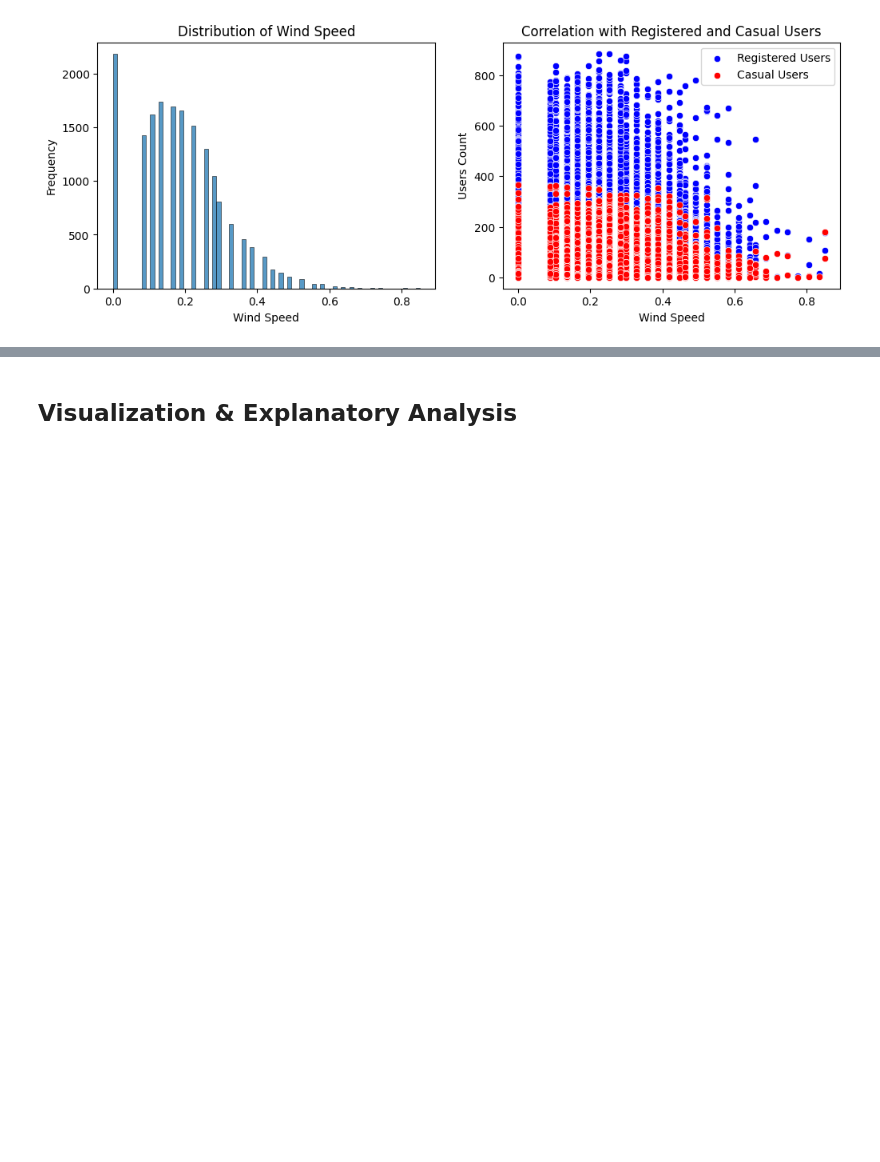
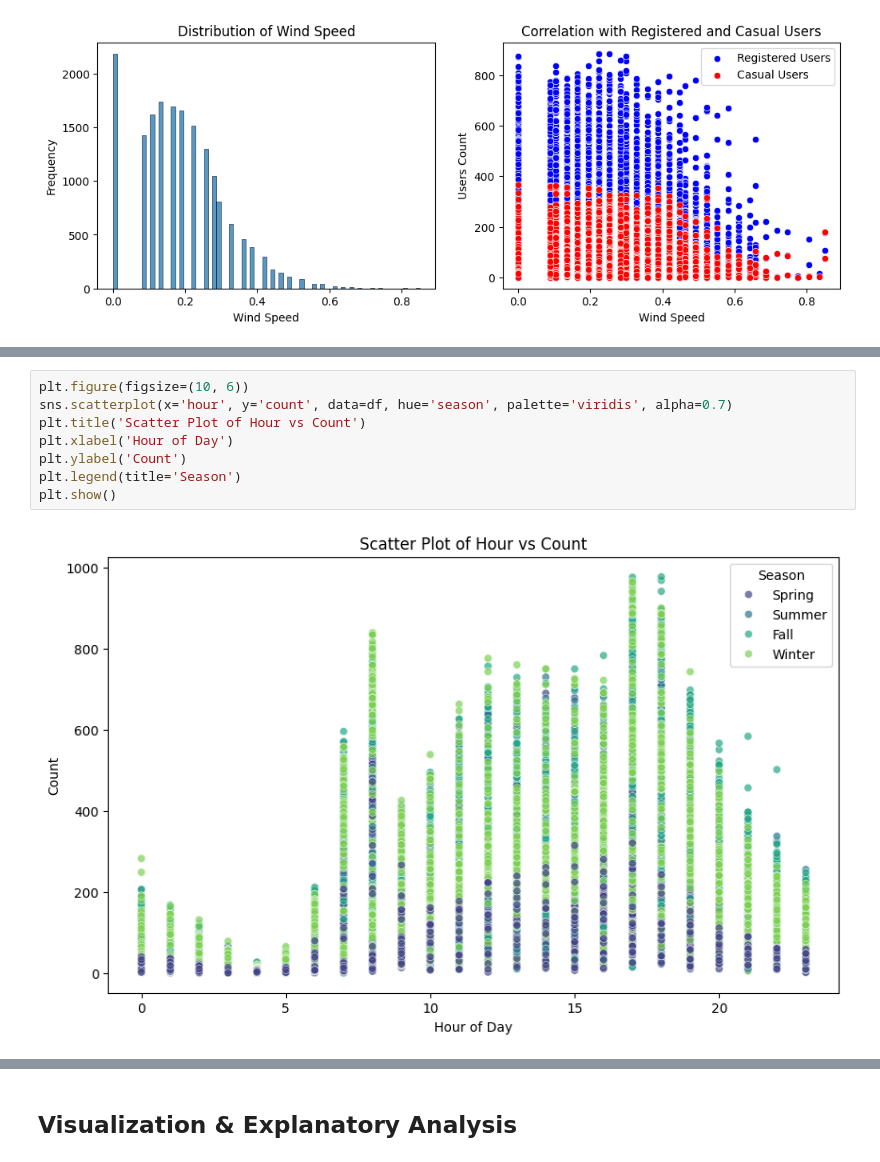
Before and after one commit to beemaardhia/data-analysis, a Jupyter notebook: Proyek_Analisis_Data_Bima.ipynb, the cells around one changed output, grey strips where cells are left out. Saved outputs shown, nothing was run; the diff lists cells and outputs as text; blank space fills up the shorter version.

```diff
--- a/Proyek_Analisis_Data_Bima.ipynb
+++ b/Proyek_Analisis_Data_Bima.ipynb
@@ -588,0 +583,10 @@ plt.show()
+# %%
+plt.figure(figsize=(10, 6))
+sns.scatterplot(x='hour', y='count', data=df, hue='season', palette='viridis', alpha=0.7)
+plt.title('Scatter Plot of Hour vs Count')
+plt.xlabel('Hour of Day')
+plt.ylabel('Count')
+plt.legend(title='Season')
+plt.show()
+# %% [output]
+[figure, added]
```
Also changed, not shown: parts of 11 cells of this notebook.
